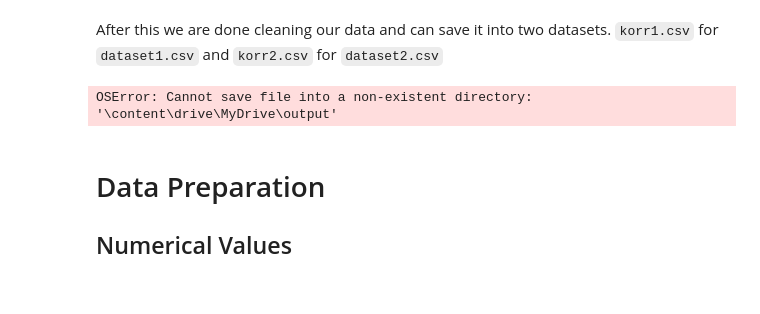
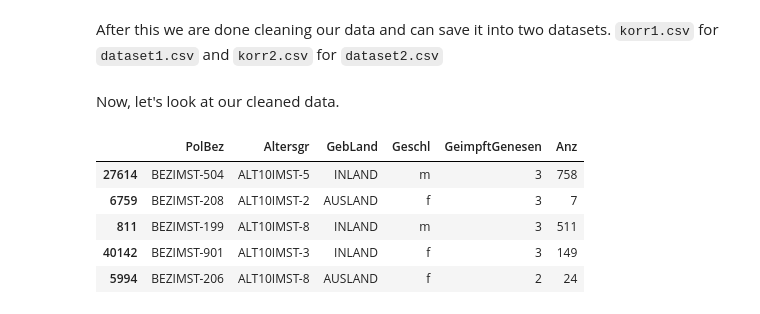
Before and after one commit to Sormy23/DataScience_CoronaStatistics, a Jupyter notebook: mini_projekt.ipynb, the cells around one changed output. Saved outputs shown, nothing was run; the diff lists cells and outputs as text; code cells hidden in the pictures.

Commit message:
data preparation: numerical vals

```diff
--- a/mini_projekt.ipynb
+++ b/mini_projekt.ipynb
@@ -263,10 +264,5 @@ Name: Bildung, dtype: int64
 # %% [markdown]
 After this we are done cleaning our data and can save it into two datasets. ``korr1.csv`` for ``dataset1.csv`` and ``korr2.csv`` for ``dataset2.csv``
 # %%
-dataset1.to_csv("/content/drive/MyDrive/output/korr1.csv", sep=";")
-dataset2.to_csv("/content/drive/MyDrive/output/korr2.csv", sep=";")
+dataset1.to_csv("./output/korr1.csv", sep=";")
+dataset2.to_csv("./output/korr2.csv", sep=";")
-# %% [output]
-OSError: Cannot save file into a non-existent directory: '\content\drive\MyDrive\output'
-# %% [markdown]
-# Data Preparation
-## Numerical Values
@@ -274,0 +269,11 @@ dataset1.info()
+# %% [markdown]
+Now, let's look at our cleaned data.
+# %%
+dataset1.sample(5)
+# %% [output]
+|  | PolBez | Altersgr | GebLand | Geschl | GeimpftGenesen | Anz |
+| 27614 | BEZIMST-504 | ALT10IMST-5 | INLAND | m | 3 | 758 |
+| 6759 | BEZIMST-208 | ALT10IMST-2 | AUSLAND | f | 3 | 7 |
+| 811 | BEZIMST-199 | ALT10IMST-8 | INLAND | m | 3 | 511 |
+| 40142 | BEZIMST-901 | ALT10IMST-3 | INLAND | f | 3 | 149 |
+| 5994 | BEZIMST-206 | ALT10IMST-8 | AUSLAND | f | 2 | 24 |
```
Also changed, not shown: parts of 9 cells of this notebook, 2 other files.
